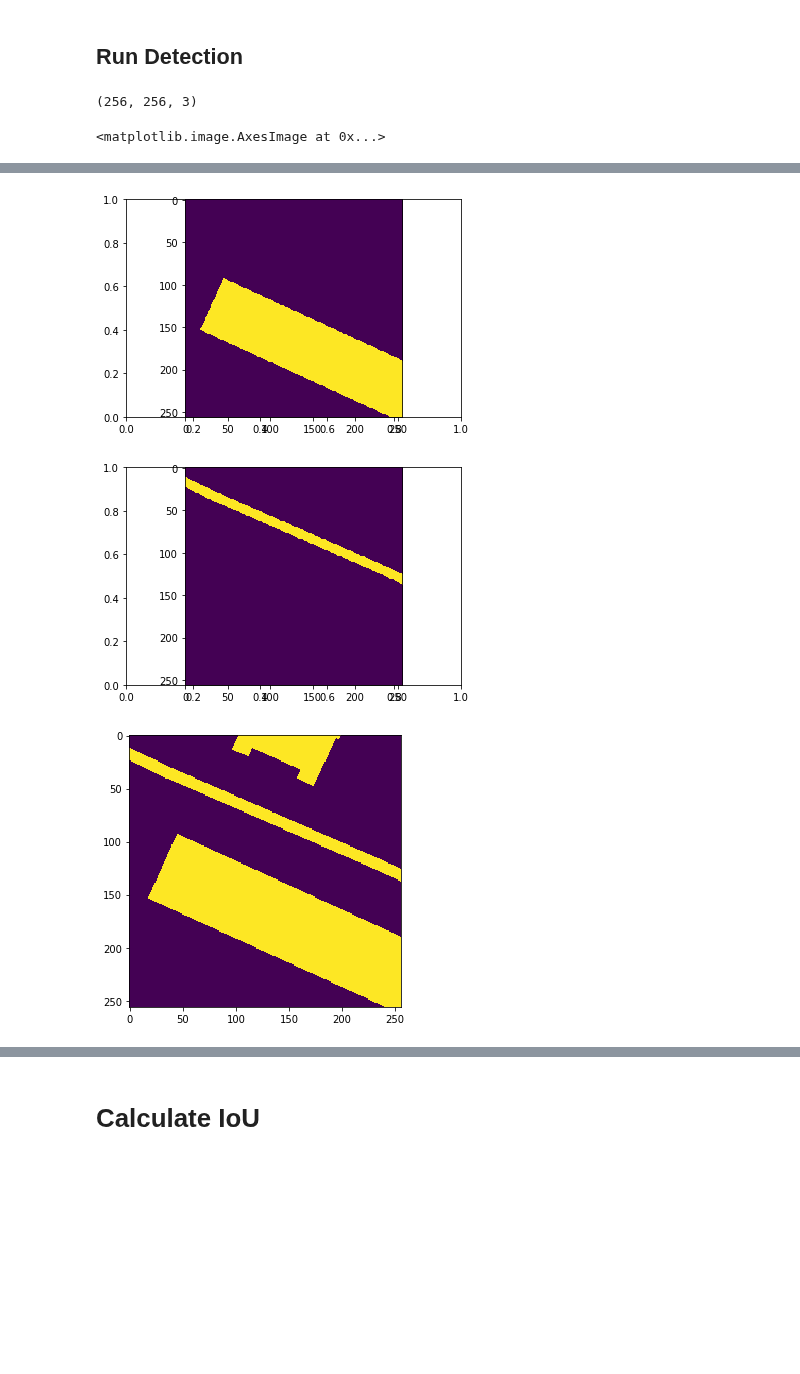
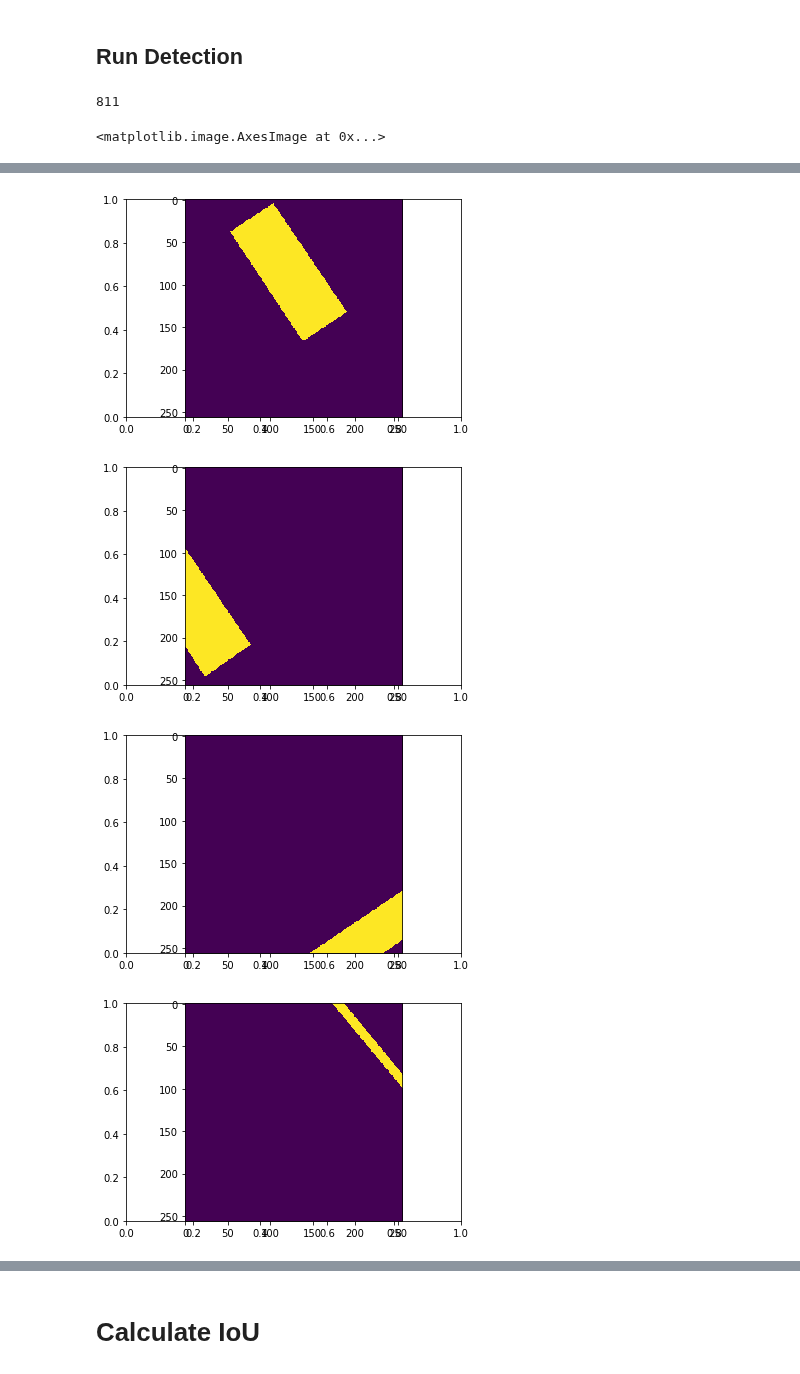
Before and after one commit to mnboos/osm-instance-segmentation, a Jupyter notebook: inspect_model.ipynb, the cells around one changed output, grey strips where cells are left out. Drawn from its saved outputs; the diff is of its cells as text; code cells hidden in the pictures; blank space fills up the shorter version.

```diff
--- a/inspect_model.ipynb
+++ b/inspect_model.ipynb
@@ -110,7 +111,7 @@ def get_ax(rows=1, cols=1, size=16):
 from core.mask_rcnn_config import OsmMappingDataset
 import glob
 
-TRAINING_DATA_DIR = r"D:\training_images\_new\**\*.tiff"
+TRAINING_DATA_DIR = r"D:\training_images\_new\wettingen\**\*.tiff"
 # TRAINING_DATA_DIR = r"/home/martin/dev/_images"
 # TRAINING_DATA_DIR = r"D:\training_images\zurich_hires_test"
 # TRAINING_DATA_DIR = r"C:\Temp\images\training\256_overfitting"
@@ -164,13 +165,25 @@ Done
 # %% [markdown]
 ## Run Detection
 # %%
-# image_id = random.choice(dataset.image_ids)
-image_id = 2596
+image_id = random.choice(dataset.image_ids)
+# image_id = 289
+# image_id = 685  # single highway
+# image_id = 745  # 1 highway & 1 building
+
+# for info in dataset.image_info:
+# #     if info["path"].endswith("19_274590_340736.tiff"):  # tennis
+#     if info["path"].endswith("19_274518_340739.tiff"):  # vineyard
+#         image_id = info["id"]
+#         break
+
+print(image_id)
+# info = dataset.get_info(image_id)
+# print(info)
 
 img, _ = dataset.load_mask(image_id)
 full_mask = np.zeros((img.shape[0],img.shape[0],1), dtype=np.uint8)
 
-print(img.shape)
+# print(img)
 for i in range(0, img.shape[2]):
     full_mask[np.where(img[:, :, i]>=1)] = 1
     fig, axs = plt.subplots()
@@ -180,5 +193,5 @@ for i in range(0, img.shape[2]):
 ax = get_ax(size=5)
 ax.imshow(full_mask[:,:,0])
 # %% [output]
-(256, 256, 3)
+811
 <matplotlib.image.AxesImage at 0x...>
@@ -186,3 +199,4 @@ ax.imshow(full_mask[:,:,0])
-[figure, old version]
+[figure, new version]
-[figure, old version]
+[figure, new version]
-[figure, old version]
+[figure, new version]
+[figure, added]
```
Also changed, not shown: parts of 13 cells of this notebook.
